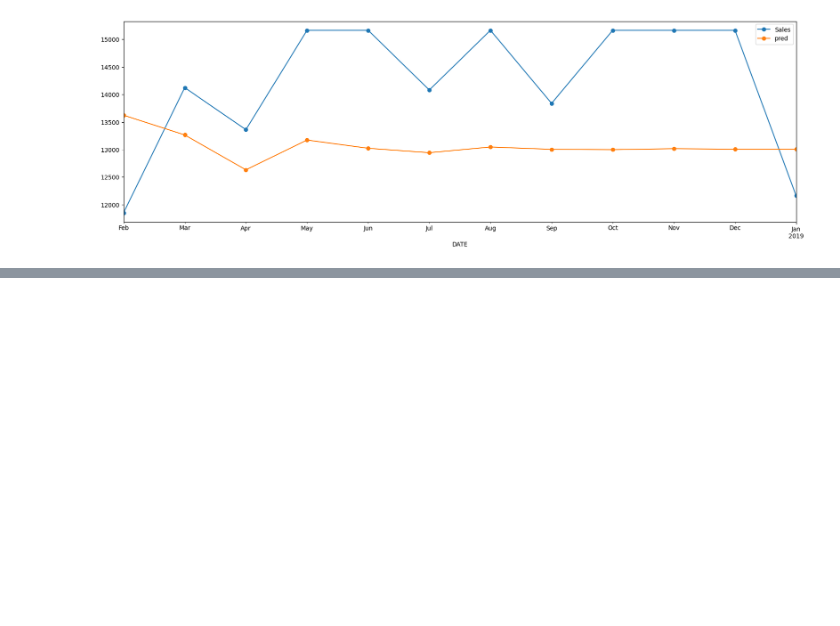
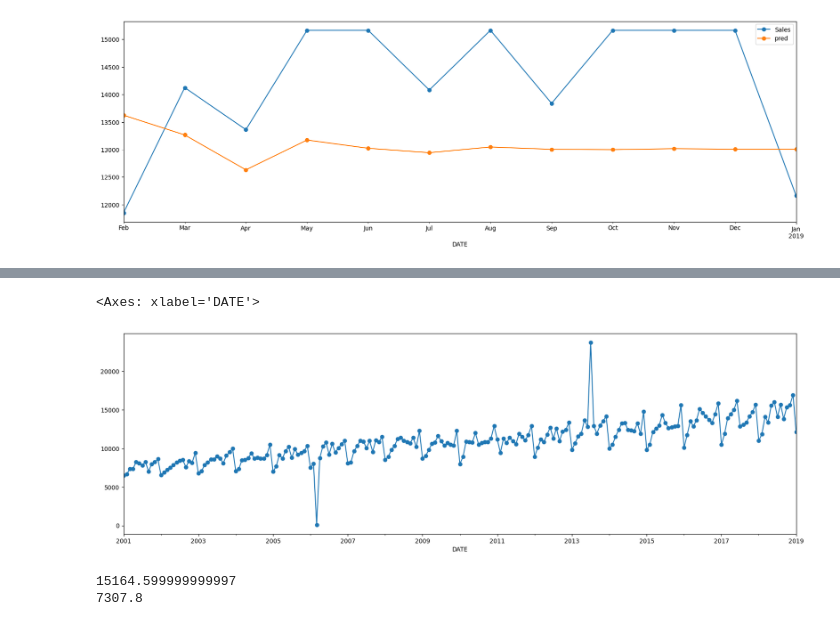
Before and after one commit to Swarnim114/Learning, a Jupyter notebook: ML/notebooks/Advanced-ML/TimeSeries-2/TimeSeries-2.ipynb, the cells around one changed output, grey strips where cells are left out. Cells and saved outputs as stored; diff of their text form; code cells hidden in the pictures; blank space fills up the shorter version.

```diff
--- a/ML/notebooks/Advanced-ML/TimeSeries-2/TimeSeries-2.ipynb
+++ b/ML/notebooks/Advanced-ML/TimeSeries-2/TimeSeries-2.ipynb
@@ -352,3 +352,6 @@ MAE : 1575.682
 RMSE : 1686.831
 MAPE: 0.11
 [figure]
+# %%
+data = pd.read_excel("myfile.xlsx")
+data
@@ -354,0 +372,3 @@ MAPE: 0.11
+# %%
+data.set_index("DATE" , inplace=True)
+data
@@ -354,0 +390,3 @@ MAPE: 0.11
+# %%
+data.Sales = data.Sales.interpolate(method="linear")
+data
@@ -354,0 +408,13 @@ MAPE: 0.11
+# %%
+data.Sales.plot(style='-o')
+# %% [output]
+<Axes: xlabel='DATE'>
+[figure, added]
+# %%
+upper_val = data.Sales.quantile(0.95)
+lower_val = data.Sales.quantile(0.05)
+print(upper_val)
+print(lower_val)
+# %% [output]
+15164.599999999997
+7307.8
```
Also changed, not shown: parts of 8 cells of this notebook.
